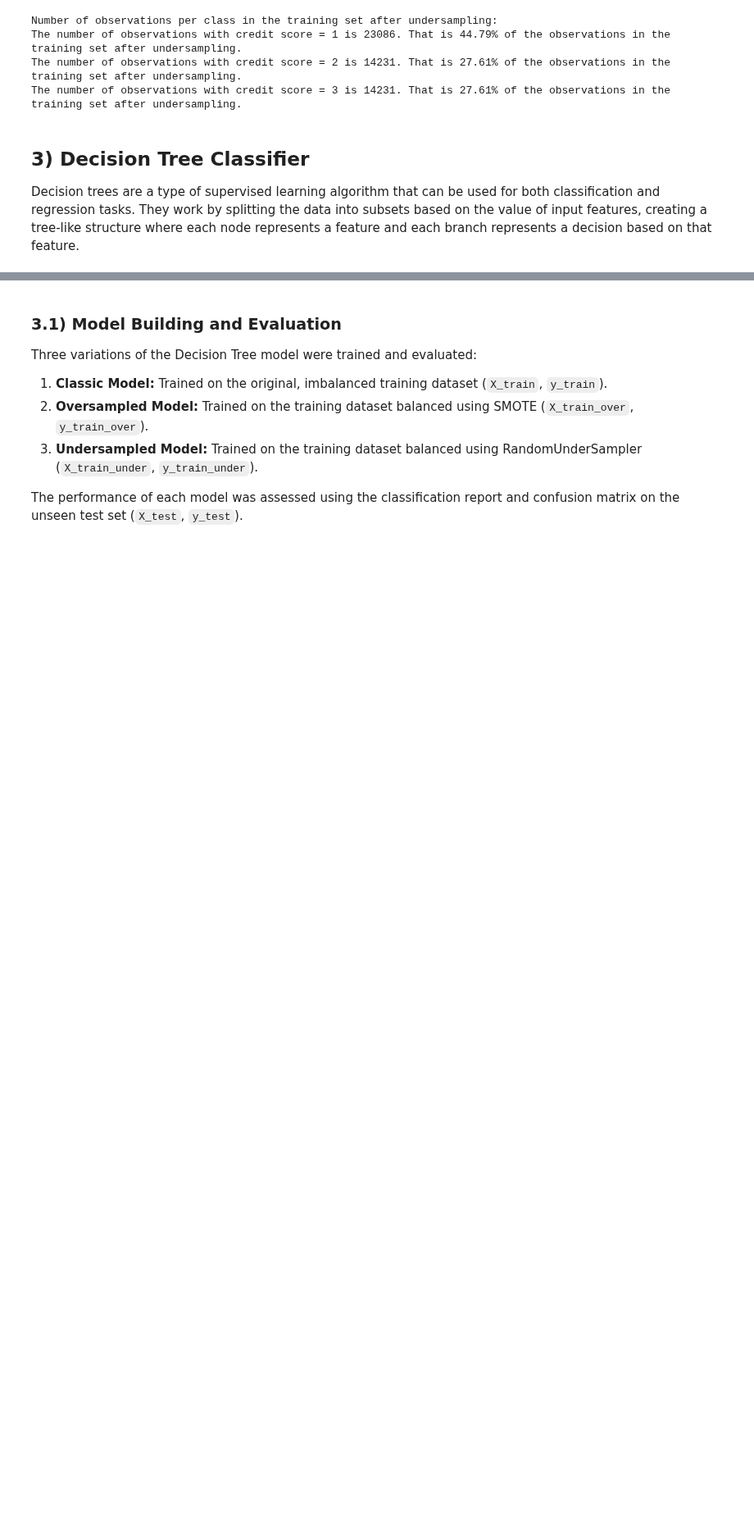
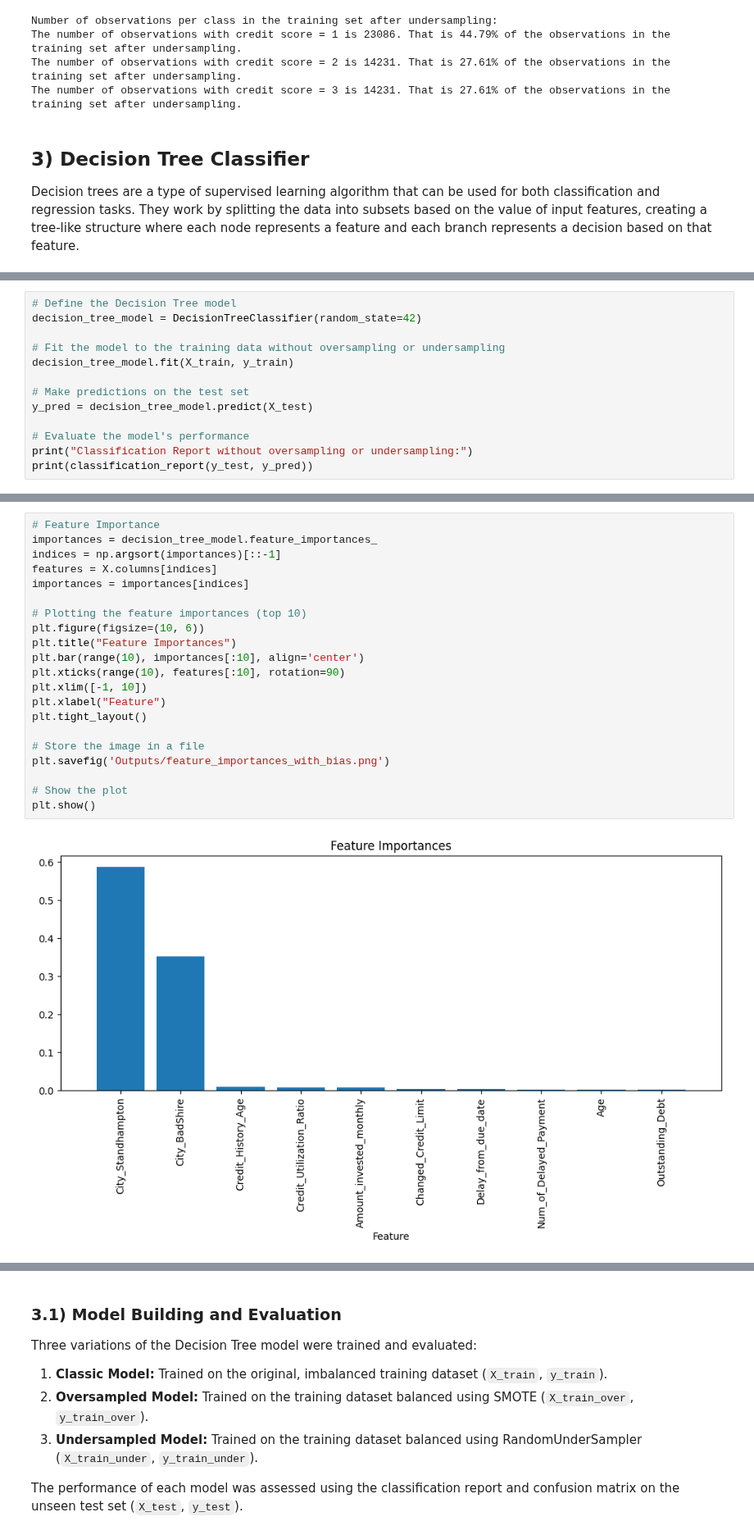
Before and after one commit to lelloxx/Advanced_Coding_Project_LUISS_2024-25, a Jupyter notebook: 3_MODEL.ipynb, the cells around one changed output, grey strips where cells are left out. Shown at 82% size. Drawn from its saved outputs; the diff is of its cells as text; blank space fills up the shorter version.

```diff
--- a/3_MODEL.ipynb
+++ b/3_MODEL.ipynb
@@ -125,0 +128,13 @@ Decision trees are a type of supervised learning algorithm that can be used for
+# %%
+# Define the Decision Tree model
+decision_tree_model = DecisionTreeClassifier(random_state=42)
+
+# Fit the model to the training data without oversampling or undersampling
+decision_tree_model.fit(X_train, y_train)
+
+# Make predictions on the test set
+y_pred = decision_tree_model.predict(X_test)
+
+# Evaluate the model's performance
+print("Classification Report without oversampling or undersampling:")
+print(classification_report(y_test, y_pred))
@@ -125,0 +152,23 @@ Decision trees are a type of supervised learning algorithm that can be used for
+# %%
+# Feature Importance
+importances = decision_tree_model.feature_importances_
+indices = np.argsort(importances)[::-1]
+features = X.columns[indices]
+importances = importances[indices]
+
+# Plotting the feature importances (top 10)
+plt.figure(figsize=(10, 6))
+plt.title("Feature Importances")
+plt.bar(range(10), importances[:10], align='center')
+plt.xticks(range(10), features[:10], rotation=90)
+plt.xlim([-1, 10])
+plt.xlabel("Feature")
+plt.tight_layout()
+
+# Store the image in a file
+plt.savefig('Outputs/feature_importances_with_bias.png')
+
+# Show the plot
+plt.show()
+# %% [output]
+[figure, added]
```
Also changed, not shown: parts of 5 cells of this notebook, 5 other files.
